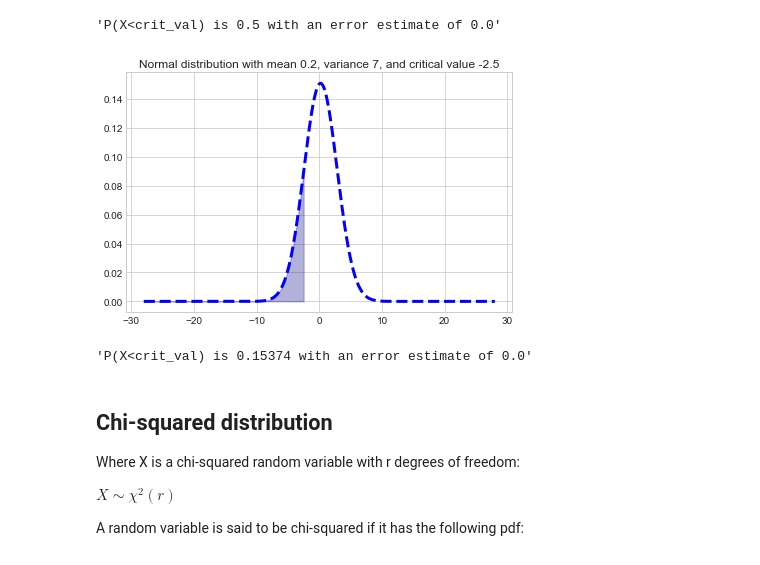
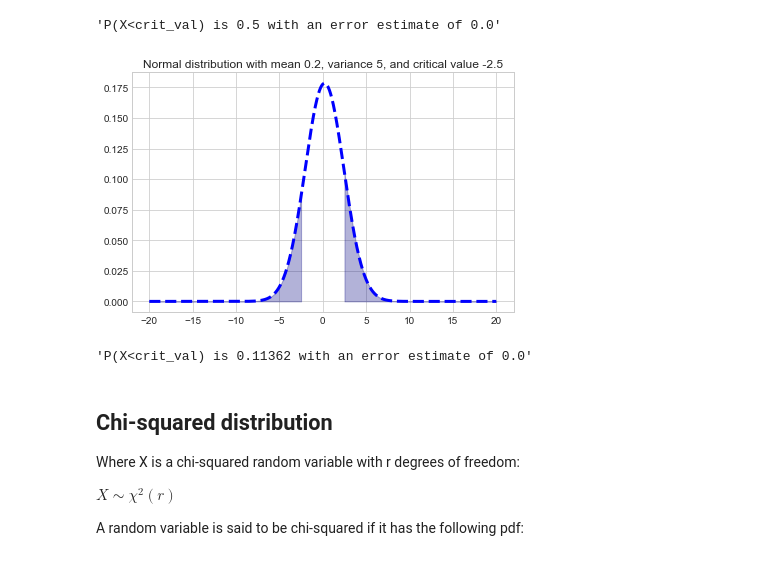
Before and after one commit to WillTirone/applied-stats_examples, a Jupyter notebook: Demonstration.ipynb, the cells around one changed output. Saved outputs shown, nothing was run; the diff lists cells and outputs as text; code cells hidden in the pictures.

Commit message:
updating with two tailed examples

```diff
--- a/Demonstration.ipynb
+++ b/Demonstration.ipynb
@@ -44,15 +44,15 @@ a.probability_calc()
 'P(X<crit_val) is 0.5 with an error estimate of 0.0'
 # %%
 # mean = 0, variance = 7, and a critical value of -2.5
-b = st.Norm_rv(.2,7,-2.5)
+b = st.Norm_rv(.2,5,-2.5)
 
-#if the optional cv_probability=True argument is passed in the plot_pdf() function, it
-#will plot the area left of the critical value rather than the mean
-b.plot_pdf(cv_probability=True)
+#recently added the capability to plot two-tailed distributions. As of now this
+# will only plot and shade symmetric areas right and left of the crit values
+b.plot_pdf(two_tail=True,cv_probability=True)
 b.probability_calc()
 # %% [output]
-[figure, old version]
+[figure, new version]
-'P(X<crit_val) is 0.15374 with an error estimate of 0.0'
+'P(X<crit_val) is 0.11362 with an error estimate of 0.0'
 # %% [markdown]
 ## Chi-squared distribution
 
```
Also changed, not shown: parts of 2 cells of this notebook.
